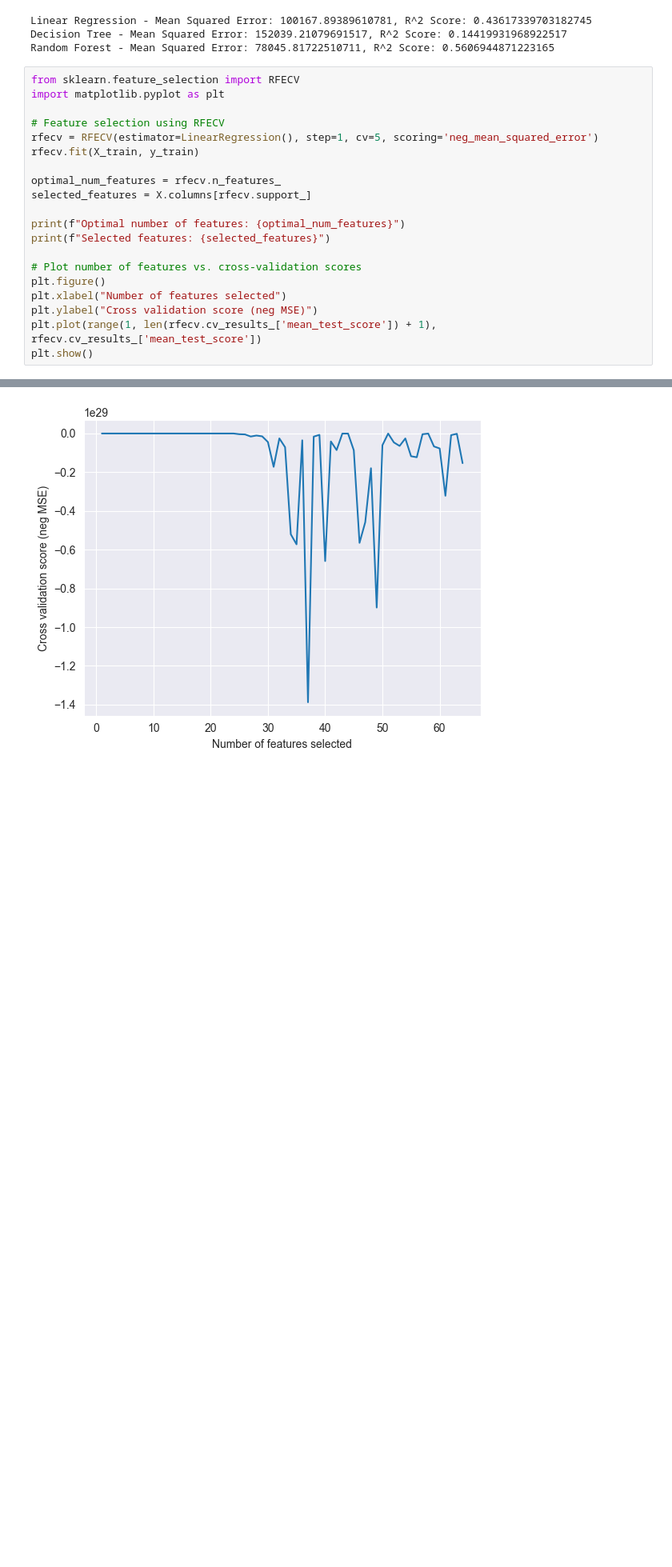
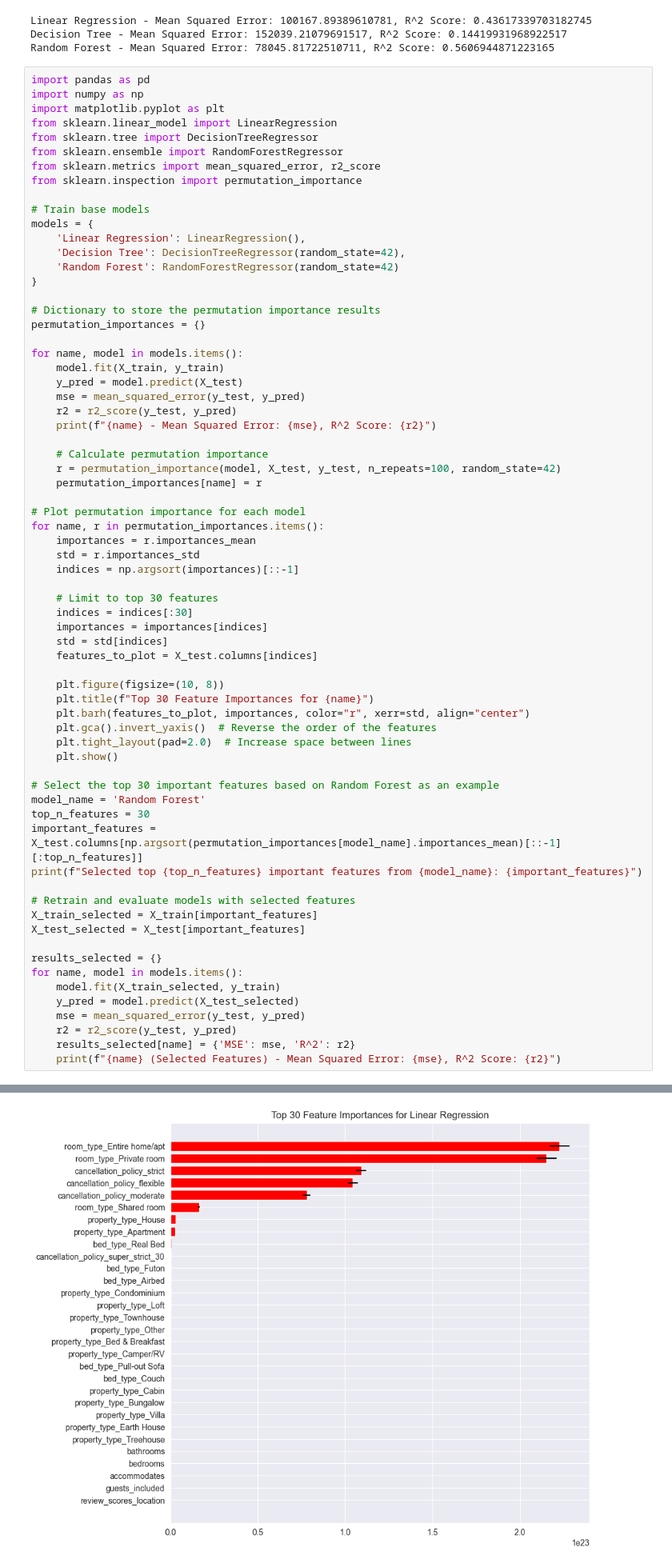
Before and after one commit to paulKlarer/BI_oyo_hotel_prices, a Jupyter notebook: code/analysis2.ipynb, the cells around one changed output, grey strips where cells are left out. Shown: that part at 80% size. Cells and saved outputs as stored; diff of their text form; blank space fills up the shorter version.

Commit message:
add permutation importance

```diff
--- a/code/analysis2.ipynb
+++ b/code/analysis2.ipynb
@@ -277,23 +279,71 @@ Linear Regression - Mean Squared Error: 100167.89389610781, R^2 Score: 0.4361733
 Decision Tree - Mean Squared Error: 152039.21079691517, R^2 Score: 0.14419931968922517
 Random Forest - Mean Squared Error: 78045.81722510711, R^2 Score: 0.5606944871223165
 # %%
-from sklearn.feature_selection import RFECV
+import pandas as pd
+import numpy as np
 import matplotlib.pyplot as plt
+from sklearn.linear_model import LinearRegression
+from sklearn.tree import DecisionTreeRegressor
+from sklearn.ensemble import RandomForestRegressor
+from sklearn.metrics import mean_squared_error, r2_score
+from sklearn.inspection import permutation_importance
 
-# Feature selection using RFECV
-rfecv = RFECV(estimator=LinearRegression(), step=1, cv=5, scoring='neg_mean_squared_error')
-rfecv.fit(X_train, y_train)
+# Train base models
+models = {
+    'Linear Regression': LinearRegression(),
+    'Decision Tree': DecisionTreeRegressor(random_state=42),
+    'Random Forest': RandomForestRegressor(random_state=42)
+}
 
-optimal_num_features = rfecv.n_features_
-selected_features = X.columns[rfecv.support_]
+# Dictionary to store the permutation importance results
+permutation_importances = {}
 
-print(f"Optimal number of features: {optimal_num_features}")
-print(f"Selected features: {selected_features}")
+for name, model in models.items():
+    model.fit(X_train, y_train)
+    y_pred = model.predict(X_test)
+    mse = mean_squared_error(y_test, y_pred)
+    r2 = r2_score(y_test, y_pred)
+    print(f"{name} - Mean Squared Error: {mse}, R^2 Score: {r2}")
 
-# Plot number of features vs. cross-validation scores
-plt.figure()
-plt.xlabel("Number of features selected")
-plt.ylabel("Cross validation score (neg MSE)")
-plt.plot(range(1, len(rfecv.cv_results_['mean_test_score']) + 1), rfecv.cv_results_['mean_test_score'])
-plt.show()
+    # Calculate permutation importance
+    r = permutation_importance(model, X_test, y_test, n_repeats=100, random_state=42)
+    permutation_importances[name] = r
+
+# Plot permutation importance for each model
+for name, r in permutation_importances.items():
+    importances = r.importances_mean
+    std = r.importances_std
+    indices = np.argsort(importances)[::-1]
+
+    # Limit to top 30 features
+    indices = indices[:30]
+    importances = importances[indices]
+    std = std[indices]
+    features_to_plot = X_test.columns[indices]
+
+    plt.figure(figsize=(10, 8))
+    plt.title(f"Top 30 Feature Importances for {name}")
+    plt.barh(features_to_plot, importances, color="r", xerr=std, align="center")
+    plt.gca().invert_yaxis()  # Reverse the order of the features
+    plt.tight_layout(pad=2.0)  # Increase space between lines
+    plt.show()
+
+# Select the top 30 important features based on Random Forest as an example
+model_name = 'Random Forest'
+top_n_features = 30
+important_features = X_test.columns[np.argsort(permutation_importances[model_name].importances_mean)[::-1][:top_n_features]]
+print(f"Selected top {top_n_features} important features from {model_name}: {important_features}")
+
+# Retrain and evaluate models with selected features
+X_train_selected = X_train[important_features]
+X_test_selected = X_test[important_features]
+
+results_selected = {}
+for name, model in models.items():
+    model.fit(X_train_selected, y_train)
+    y_pred = model.predict(X_test_selected)
+    mse = mean_squared_error(y_test, y_pred)
+    r2 = r2_score(y_test, y_pred)
+    results_selected[name] = {'MSE': mse, 'R^2': r2}
+    print(f"{name} (Selected Features) - Mean Squared Error: {mse}, R^2 Score: {r2}")
 # %% [output]
@@ -312 +353 @@ Selected features: Index(['room_type_Entire home/apt', 'bed_type_Airbed', 'bed_t
-[figure, old version]
+[figure, new version]
```
Also changed, not shown: parts of 4 cells of this notebook.
